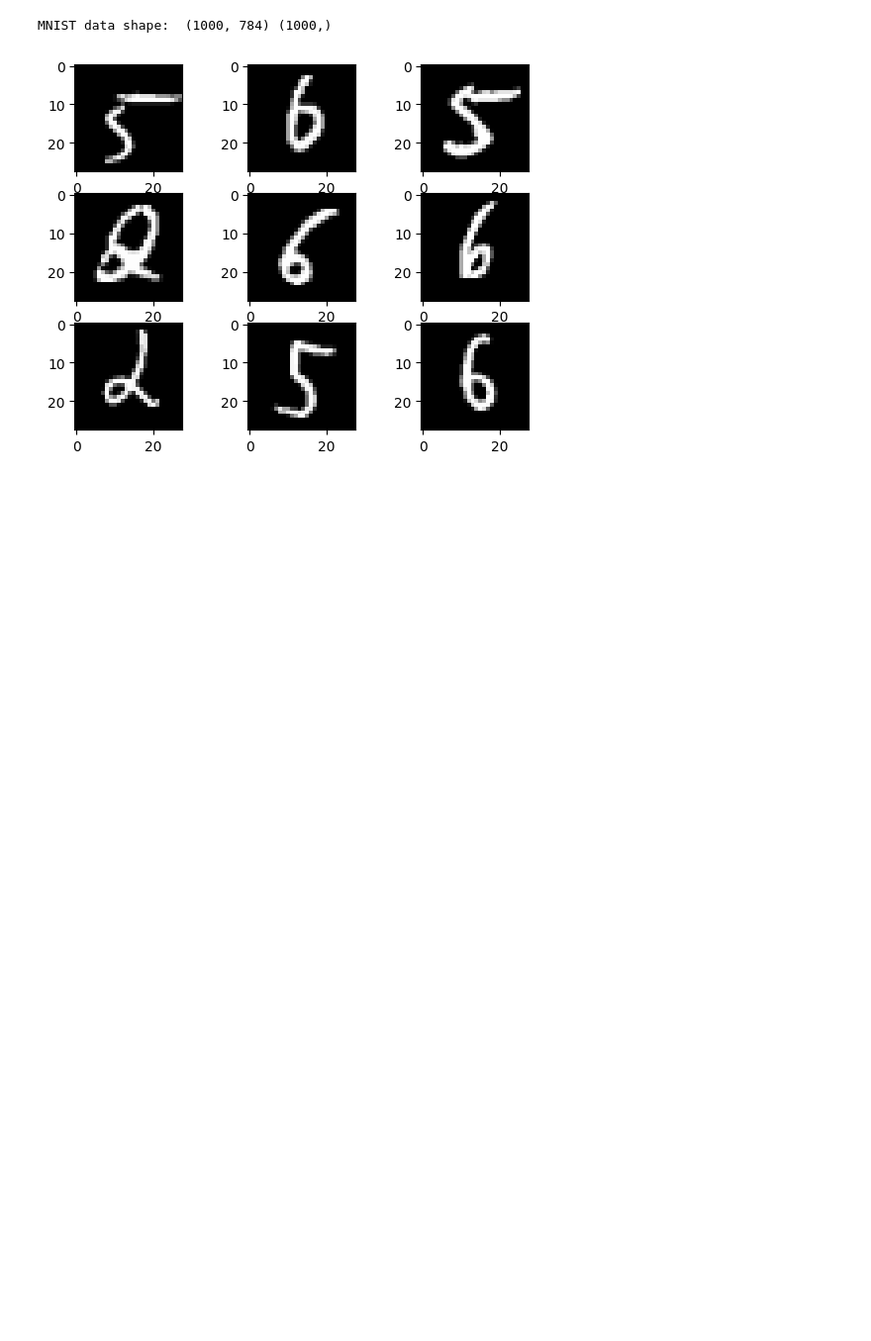
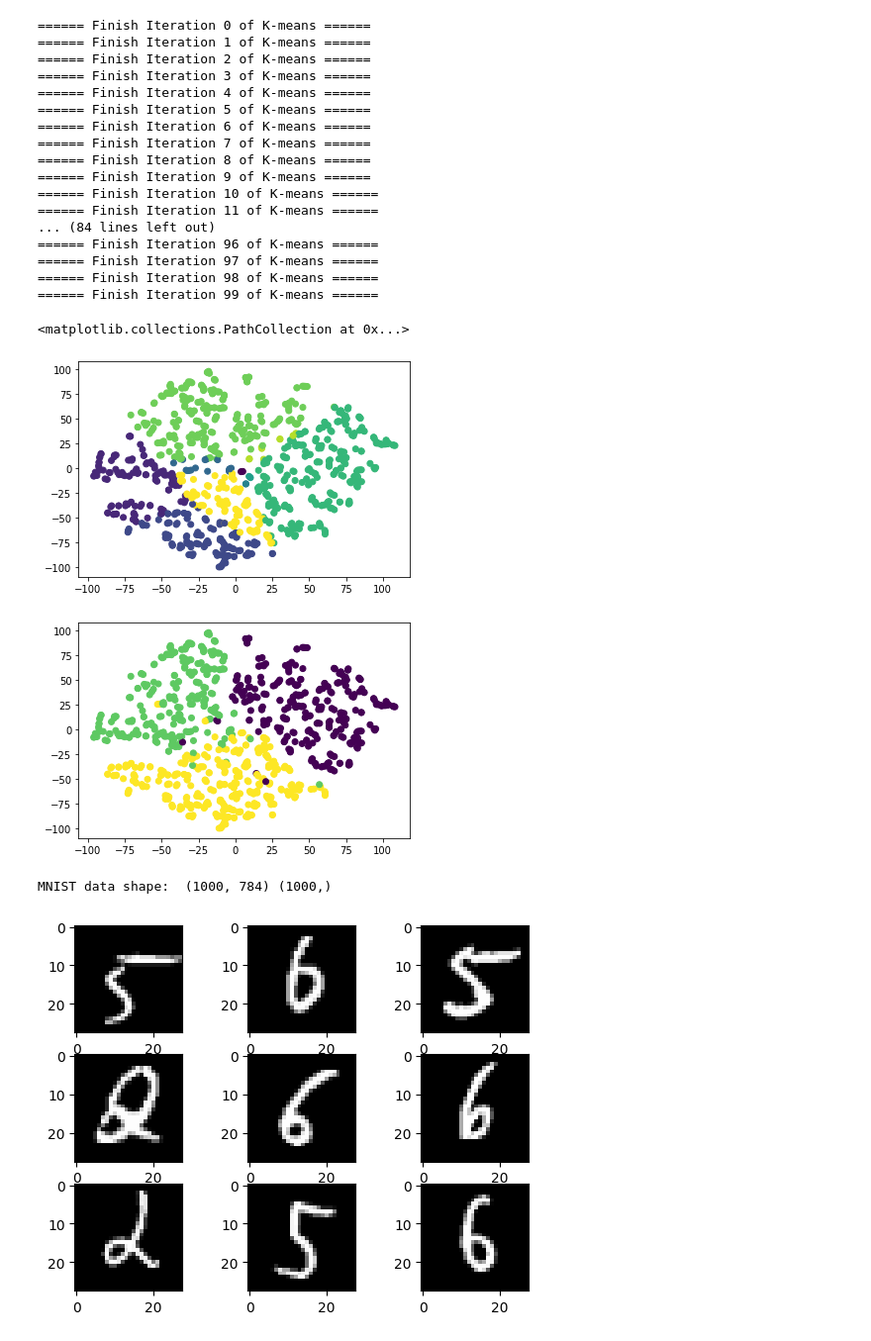
Before and after one commit to Zhengtong-Liu/ECE236A-Project, a Jupyter notebook: Code/ECE236A_Project_Demo.ipynb, the cells around one changed output. Shown at 99% size. Drawn from its saved outputs; the diff is of its cells as text; code cells hidden in the pictures; blank space fills up the shorter version.

```diff
--- a/Code/ECE236A_Project_Demo.ipynb
+++ b/Code/ECE236A_Project_Demo.ipynb
@@ -67,3 +127,45 @@ model.SVM_table
+# %%
+# from sklearn.decomposition import PCA
+# from sklearn.decomposition import KernelPCA
+# from sklearn.manifold import TSNE
+# pca = PCA(n_components=10)
+# kernelpca = KernelPCA(kernel='', n_components=2)
+# tsne = TSNE(n_components=2, perplexity=3, verbose=1)
+
+# mnist_data = prepare_mnist_data()
+# new_trainX = tsne.fit_transform(mnist_data['trainX'])
+# new_trainX = mnist_data['trainX']/255.0
+# new_testX = mnist_data['testX']/255.0
+# new_testX = tsne.transform(mnist_data['testX'])
+
+model = MyClustering(K=10)
+model.train(new_trainX, iteration=100)
+y_hat = model.infer_cluster(new_trainX)
+
+plt.scatter(new_trainX[:, 0], new_trainX[:, 1], c=y_hat)
+plt.figure()
+plt.scatter(new_trainX[:, 0], new_trainX[:, 1], c=mnist_data['trainY'])
+# %% [output]
+====== Finish Iteration 0 of K-means ======
+====== Finish Iteration 1 of K-means ======
+====== Finish Iteration 2 of K-means ======
+====== Finish Iteration 3 of K-means ======
+====== Finish Iteration 4 of K-means ======
+====== Finish Iteration 5 of K-means ======
+====== Finish Iteration 6 of K-means ======
+====== Finish Iteration 7 of K-means ======
+====== Finish Iteration 8 of K-means ======
+====== Finish Iteration 9 of K-means ======
+====== Finish Iteration 10 of K-means ======
+====== Finish Iteration 11 of K-means ======
+... (84 lines left out)
+====== Finish Iteration 96 of K-means ======
+====== Finish Iteration 97 of K-means ======
+====== Finish Iteration 98 of K-means ======
+====== Finish Iteration 99 of K-means ======
+<matplotlib.collections.PathCollection at 0x...>
+[figure, added]
+[figure, added]
 # %%
 mnist_data = prepare_mnist_data()
 print("MNIST data shape: ", mnist_data['trainX'].shape, mnist_data['trainY'].shape)
```
Also changed, not shown: parts of 6 cells of this notebook, 1 other file.
